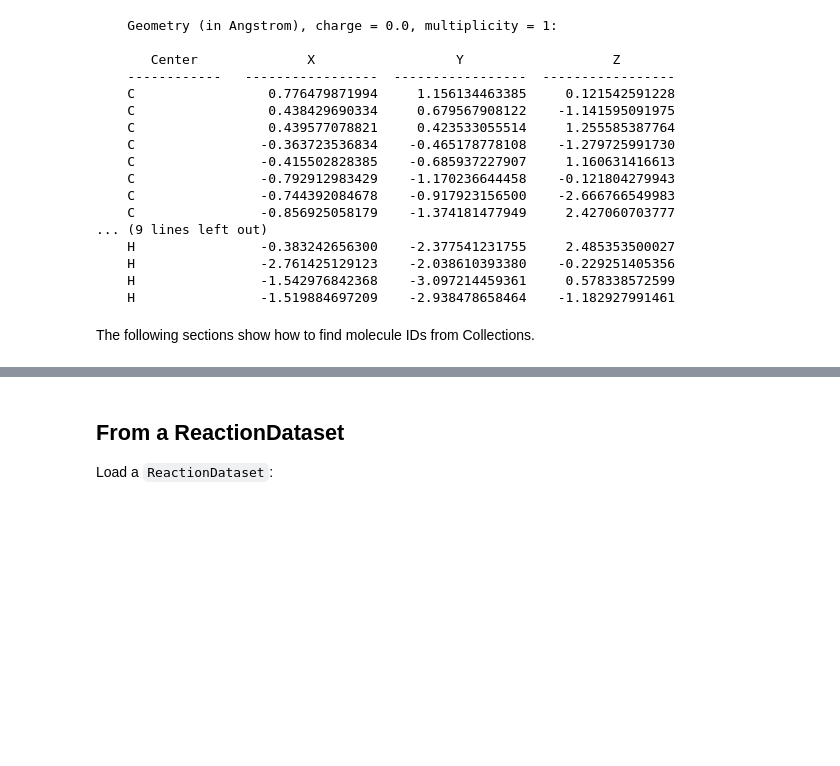
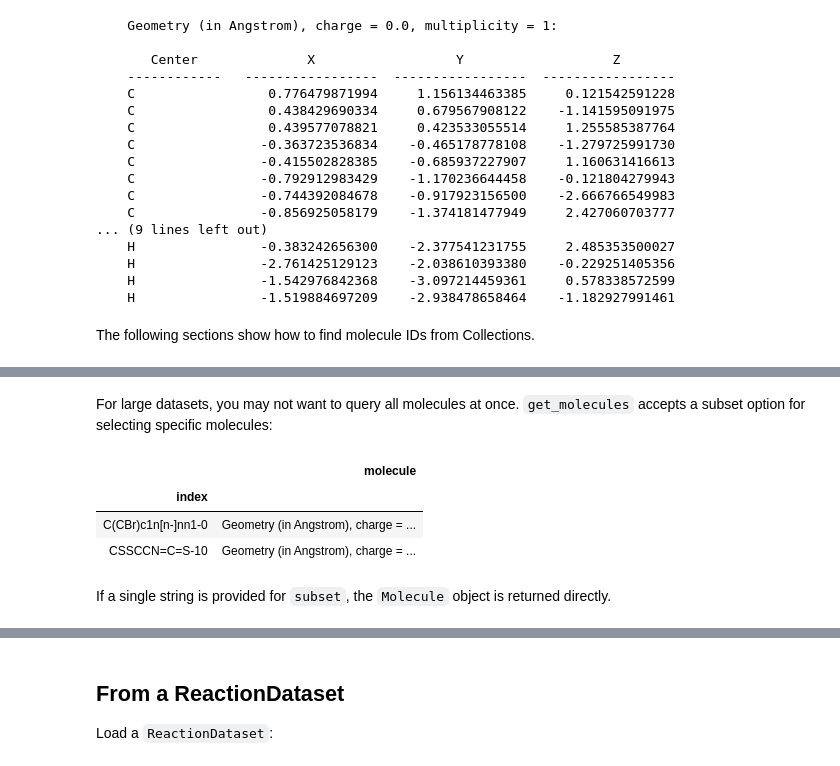
Before and after one commit to MolSSI/QCArchiveExamples, a Jupyter notebook: cookbook/molecules.ipynb, the cells around one changed output, grey strips where cells are left out. Cells and saved outputs as stored; diff of their text form; code cells hidden in the pictures; blank space fills up the shorter version.

```diff
--- a/cookbook/molecules.ipynb
+++ b/cookbook/molecules.ipynb
@@ -42,0 +78,11 @@ The following sections show how to find molecule IDs from Collections.
+# %% [markdown]
+For large datasets, you may not want to query all molecules at once. `get_molecules` accepts a subset option for selecting specific molecules:
+# %%
+ds.get_molecules(subset=['C(CBr)c1n[n-]nn1-0','CSSCCN=C=S-10'])
+# %% [output]
+|  | molecule |
+| index |  |
+| C(CBr)c1n[n-]nn1-0 | Geometry (in Angstrom), charge = ... |
+| CSSCCN=C=S-10 | Geometry (in Angstrom), charge = ... |
+# %% [markdown]
+If a single string is provided for `subset`, the `Molecule` object is returned directly.
```
Also changed, not shown: parts of 15 cells of this notebook.
